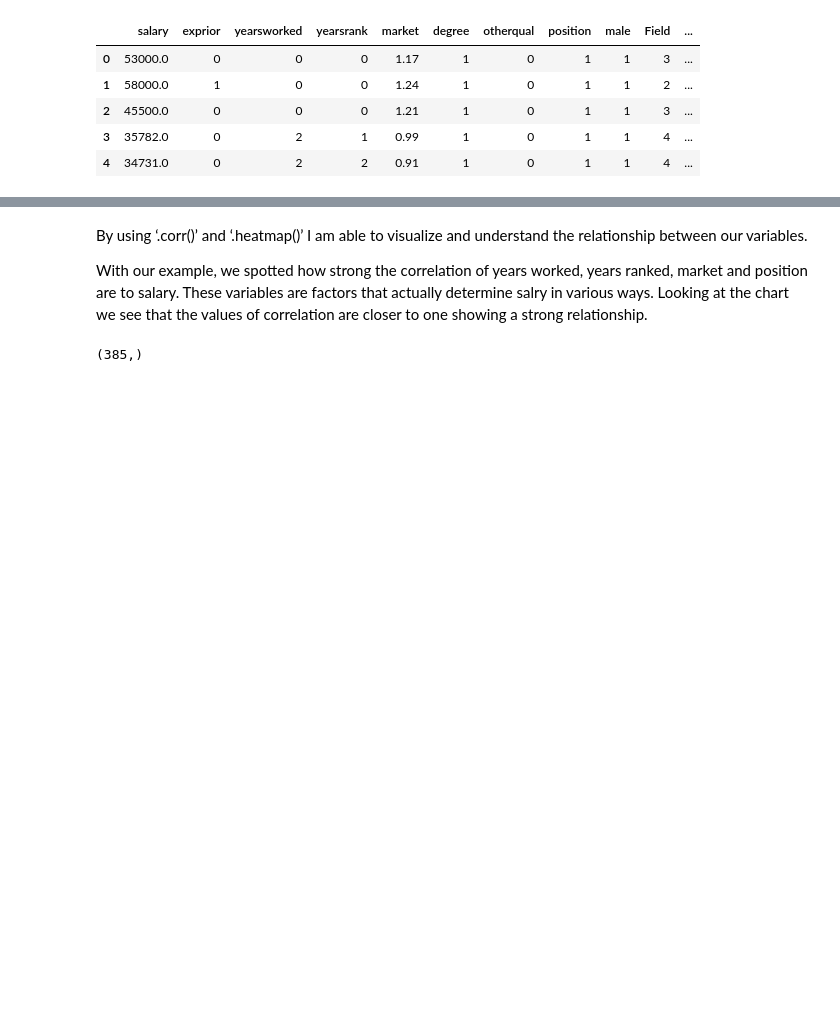
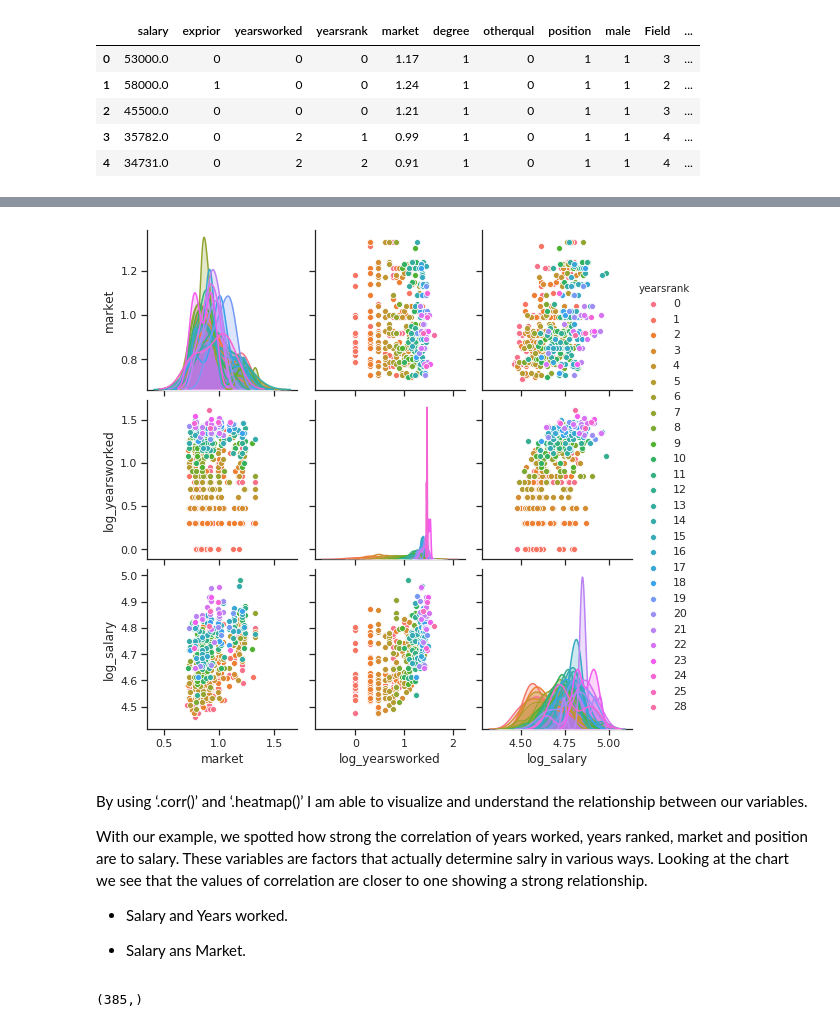
Before and after one commit to boitshepo97/linear_regression, a Jupyter notebook: Simple Linear Regression.ipynb, the cells around one changed output, grey strips where cells are left out. Drawn from its saved outputs; the diff is of its cells as text; code cells hidden in the pictures; blank space fills up the shorter version.

Commit message:
adding pairplots to my data prep

```diff
--- a/Simple Linear Regression.ipynb
+++ b/Simple Linear Regression.ipynb
@@ -80,9 +92,17 @@ salary_corr = salary_corr.drop(columns = ['yearsworked', 'salary'])
 # %%
-sns.pairplot(salary_corr, hue = 'yearsra')
+sns.pairplot(salary_corr, hue = 'yearsrank')
+plt.show()
+# %% [output]
+[figure, added]
 # %% [markdown]
 By using ‘.corr()’ and ‘.heatmap()’ I am able to visualize and understand the relationship between our variables.
 
 With our example, we spotted how strong the correlation of years worked, years ranked, market and position are to salary. These variables are factors that actually determine salry in various ways. Looking at the chart we see that the values of correlation are closer to one showing a strong relationship.
+
+- Salary and Years worked.
+
+
+- Salary ans Market.
 # %%
 
 # Creating the target variable for the test and training sets of data
```
Also changed, not shown: parts of 19 cells of this notebook.
